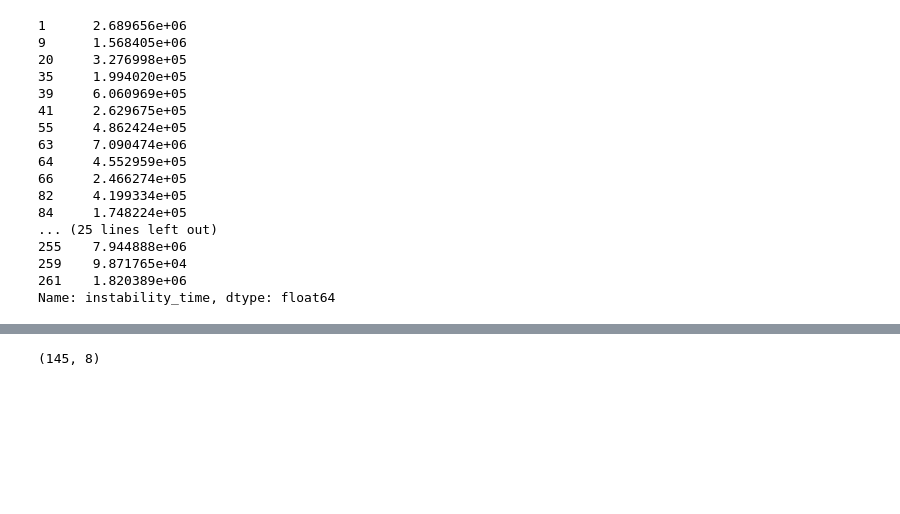
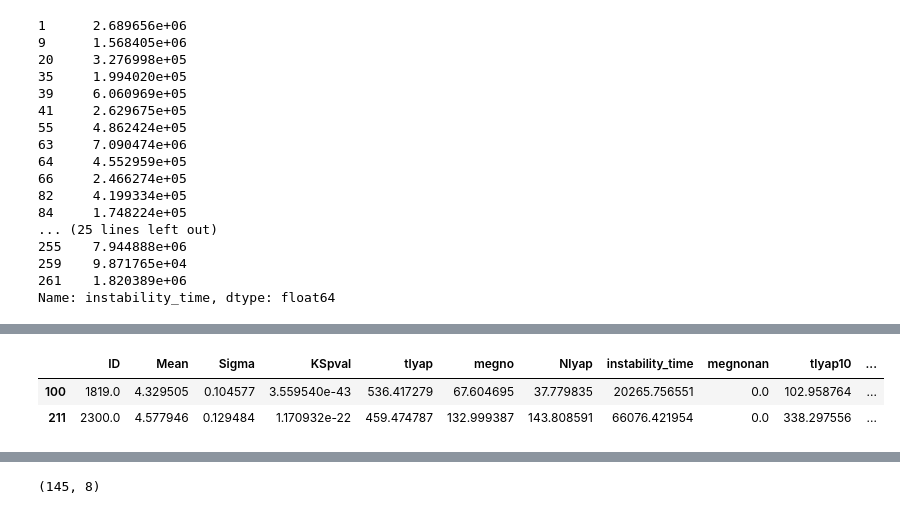
Before and after one commit to Naireen/StabilitySetImage, a Jupyter notebook: Analysis/SeparateExponentialsFromLognormals.ipynb, the cells around one changed output, grey strips where cells are left out. Saved outputs shown, nothing was run; the diff lists cells and outputs as text; code cells hidden in the pictures; blank space fills up the shorter version.

```diff
--- a/Analysis/SeparateExponentialsFromLognormals.ipynb
+++ b/Analysis/SeparateExponentialsFromLognormals.ipynb
@@ -65,0 +78,6 @@ plt.colorbar(cb)
+# %%
+df[(df['KSpval'] < 1.e-20) & (df['Nlyap10'] > 100)]
+# %% [output]
+|  | ID | Mean | Sigma | KSpval | tlyap | megno | Nlyap | instability_time | megnonan | tlyap10 | ... |
+| 100 | 1819.0 | 4.329505 | 0.104577 | 3.559540e-43 | 536.417279 | 67.604695 | 37.779835 | 20265.756551 | 0.0 | 102.958764 | ... |
+| 211 | 2300.0 | 4.577946 | 0.129484 | 1.170932e-22 | 459.474787 | 132.999387 | 143.808591 | 66076.421954 | 0.0 | 338.297556 | ... |
```
Also changed, not shown: parts of 14 cells of this notebook, 4 other files.
